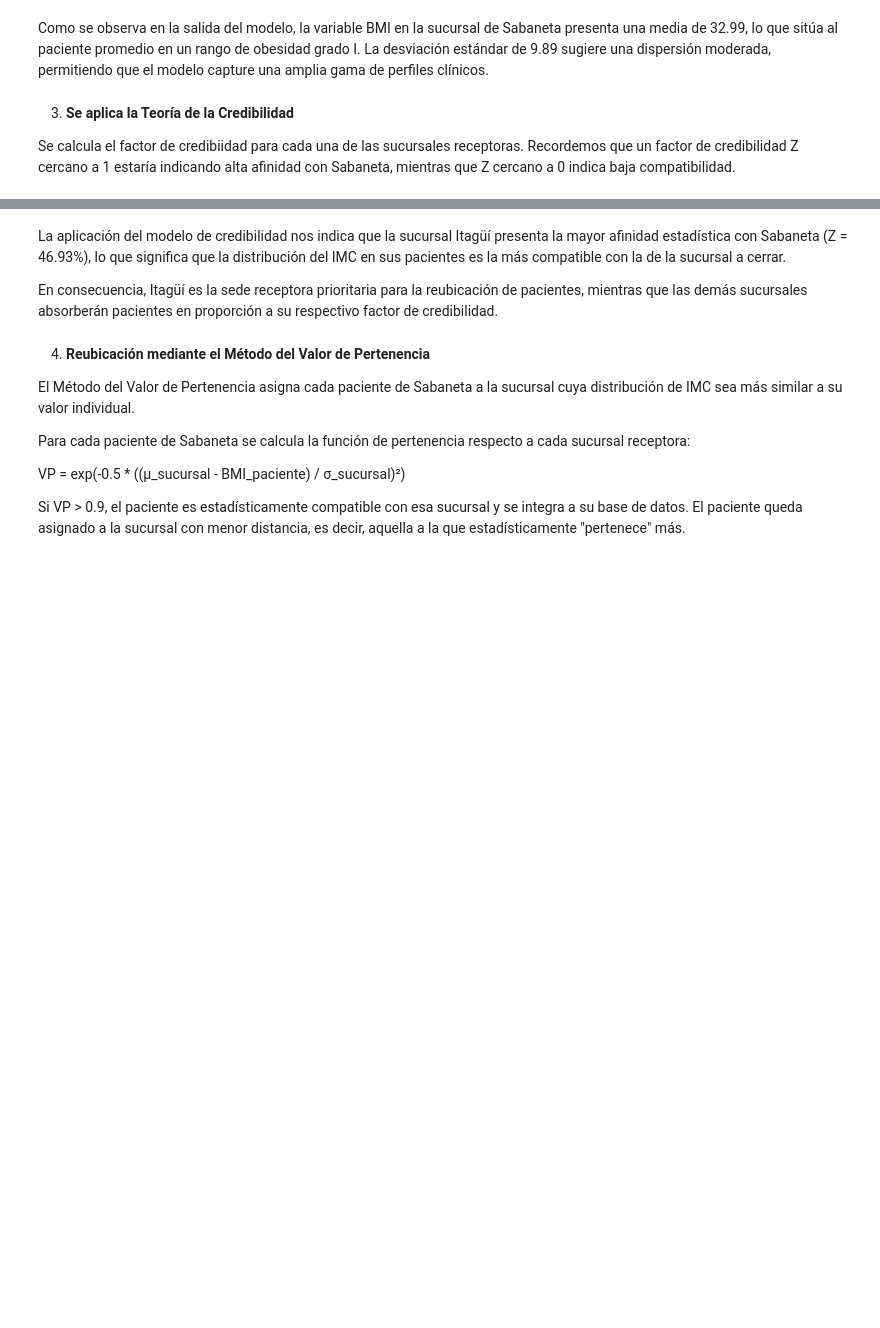
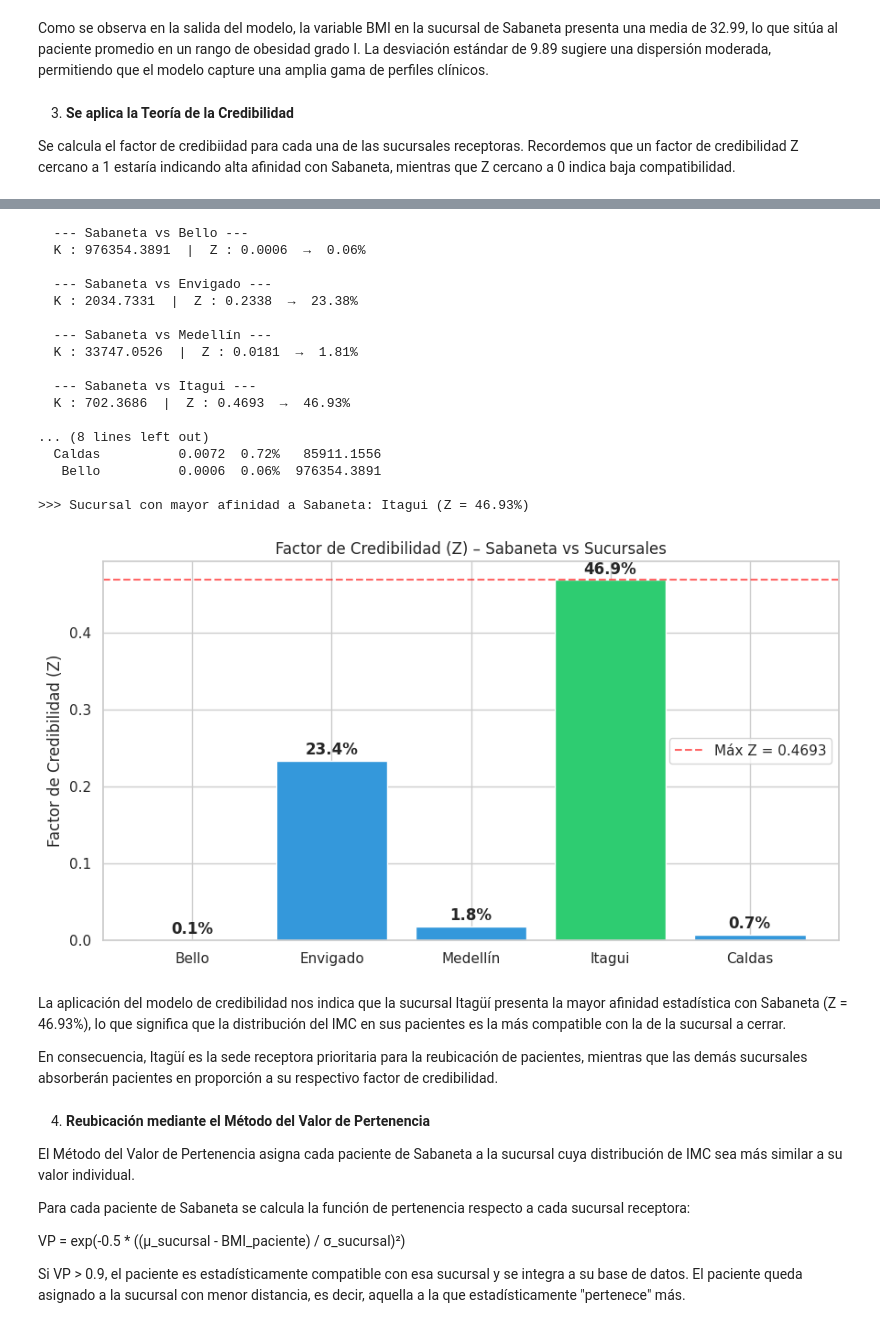
Before and after one commit to Sebas-Atehortua/Integracion-de-Datos-y-Prospectiva, a Jupyter notebook: Integración_DB_EPS.ipynb, the cells around one changed output, grey strips where cells are left out. Drawn from its saved outputs; the diff is of its cells as text; code cells hidden in the pictures; blank space fills up the shorter version.

```diff
--- a/Integración_DB_EPS.ipynb
+++ b/Integración_DB_EPS.ipynb
@@ -225,3 +237,83 @@ print(f"\n>>> Sucursal con mayor afinidad a Sabaneta: {mejor_sucursal} "
+# %%
+credibilidades = {}
+afinidad_resultados = []
+
+for nombre, s in stats.items():
+
+    N_can = s['n']
+
+    # 1. Media hipotética combinada
+    uhat = (n_sab * u_sab + N_can * s['u']) / (n_sab + N_can)
+
+    # 2. EPV
+    EPV  = (n_sab * sig_sab**2 + N_can * s['sig']**2) / (n_sab + N_can)
+
+    # 3. VHM
+    VHM  = ((n_sab * u_sab**2 + N_can * s['u']**2) / (n_sab + N_can)) - uhat**2
+    if VHM <= 0:
+        VHM = 0.0001
+
+    # 4. K y Z
+    K = EPV / VHM
+    Z = n_sab / (n_sab + K)
+
+    credibilidades[nombre] = {'K': K, 'Z': Z}
+    afinidad_resultados.append({
+        'Sucursal'      : nombre,
+        'Credibilidad_Z': round(Z, 4),
+        'Z%'            : f"{round(Z*100,2)}%",
+        'Parametro_K'   : round(K, 4)
+    })
+
+    print(f"\n  --- Sabaneta vs {nombre} ---")
+    print(f"  K : {round(K,4)}  |  Z : {round(Z,4)}  →  {round(Z*100,2)}%")
+
+df_afinidad = pd.DataFrame(afinidad_resultados).sort_values(
+    by='Credibilidad_Z', ascending=False)
+print("\n===== RESUMEN DE CREDIBILIDADES =====")
+print(df_afinidad.to_string(index=False))
+
+# Sucursal más afín
+mejor_sucursal = df_afinidad.iloc[0]['Sucursal']
+Z_mejor        = df_afinidad.iloc[0]['Credibilidad_Z']
+print(f"\n>>> Sucursal con mayor afinidad a Sabaneta: {mejor_sucursal} "
+      f"(Z = {round(Z_mejor*100,2)}%)")
+
+
+plt.figure(figsize=(9, 5))
+nombres_plot = list(credibilidades.keys())
+zs_plot      = [credibilidades[n]['Z'] for n in nombres_plot]
+colores_plot = ['#2ecc71' if n == mejor_sucursal else '#3498db' for n in nombres_plot]
+bars = plt.bar(nombres_plot, zs_plot, color=colores_plot, edgecolor='white')
+plt.axhline(y=max(zs_plot), linestyle='--', color='red',
+            alpha=0.6, label=f'Máx Z = {round(max(zs_plot),4)}')
+plt.title("Factor de Credibilidad (Z) – Sabaneta vs Sucursales")
+plt.ylabel("Factor de Credibilidad (Z)")
+for bar, z in zip(bars, zs_plot):
+    plt.text(bar.get_x() + bar.get_width()/2, bar.get_height() + 0.003,
+             f'{round(z*100,1)}%', ha='center', va='bottom', fontweight='bold')
+plt.legend()
+plt.tight_layout()
+plt.show()
+# %% [output]
+  --- Sabaneta vs Bello ---
+  K : 976354.3891  |  Z : 0.0006  →  0.06%
+
+  --- Sabaneta vs Envigado ---
+  K : 2034.7331  |  Z : 0.2338  →  23.38%
+
+  --- Sabaneta vs Medellín ---
+  K : 33747.0526  |  Z : 0.0181  →  1.81%
+
+  --- Sabaneta vs Itagui ---
+  K : 702.3686  |  Z : 0.4693  →  46.93%
+
+... (8 lines left out)
+  Caldas          0.0072  0.72%   85911.1556
+   Bello          0.0006  0.06%  976354.3891
+
+>>> Sucursal con mayor afinidad a Sabaneta: Itagui (Z = 46.93%)
+[figure, added]
 # %% [markdown]
 La aplicación del modelo de credibilidad nos indica que la sucursal
 Itagüí presenta la mayor afinidad estadística con Sabaneta
```
Also changed, not shown: parts of 15 cells of this notebook.
